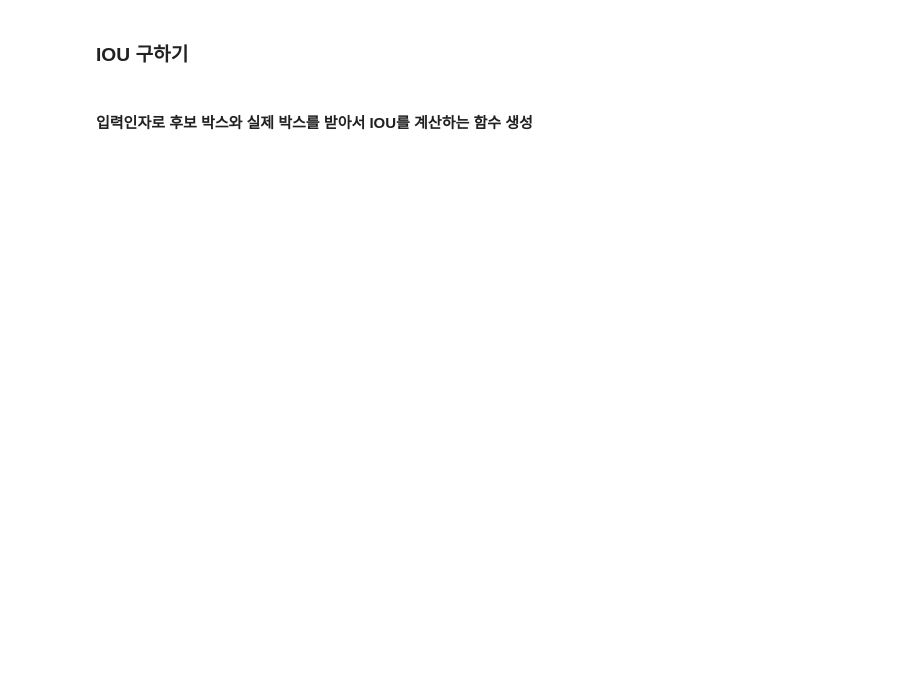
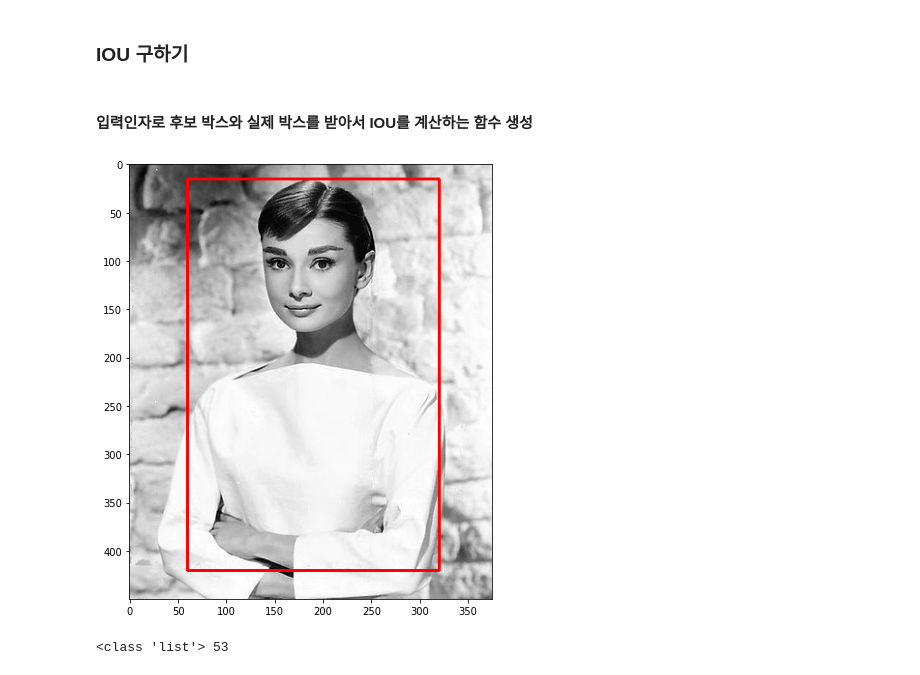
Before and after one commit to George-Polya/Inflearn-CV, a Jupyter notebook: Detection/preliminary/Selective_search와_IOU구하기.ipynb, the cells around one changed output. Drawn from its saved outputs; the diff is of its cells as text; code cells hidden in the pictures; blank space fills up the shorter version.

```diff
--- a/Detection/preliminary/Selective_search와_IOU구하기.ipynb
+++ b/Detection/preliminary/Selective_search와_IOU구하기.ipynb
@@ -48,0 +127,19 @@ img shape :  (450, 375, 3)
+# %%
+gt_box = [60,15,320,420]
+
+img = cv2.imread("../../data/image/audrey01.jpg")
+img_rgb = cv2.cvtColor(img, cv2.COLOR_BGR2RGB)
+
+red = (255,0,0)
+img_rgb = cv2.rectangle(img_rgb, (gt_box[0], gt_box[1]), (gt_box[2], gt_box[3]), color=red, thickness=2)
+
+plt.figure(figsize=(8,8))
+plt.imshow(img_rgb)
+plt.show()
+# %% [output]
+[figure, added]
+# %%
+_, regions = selectivesearch.selective_search(img_rgb, scale=100, min_size=2000)
+print(type(regions), len(regions))
+# %% [output]
+<class 'list'> 53
```
Also changed, not shown: parts of 8 cells of this notebook.
